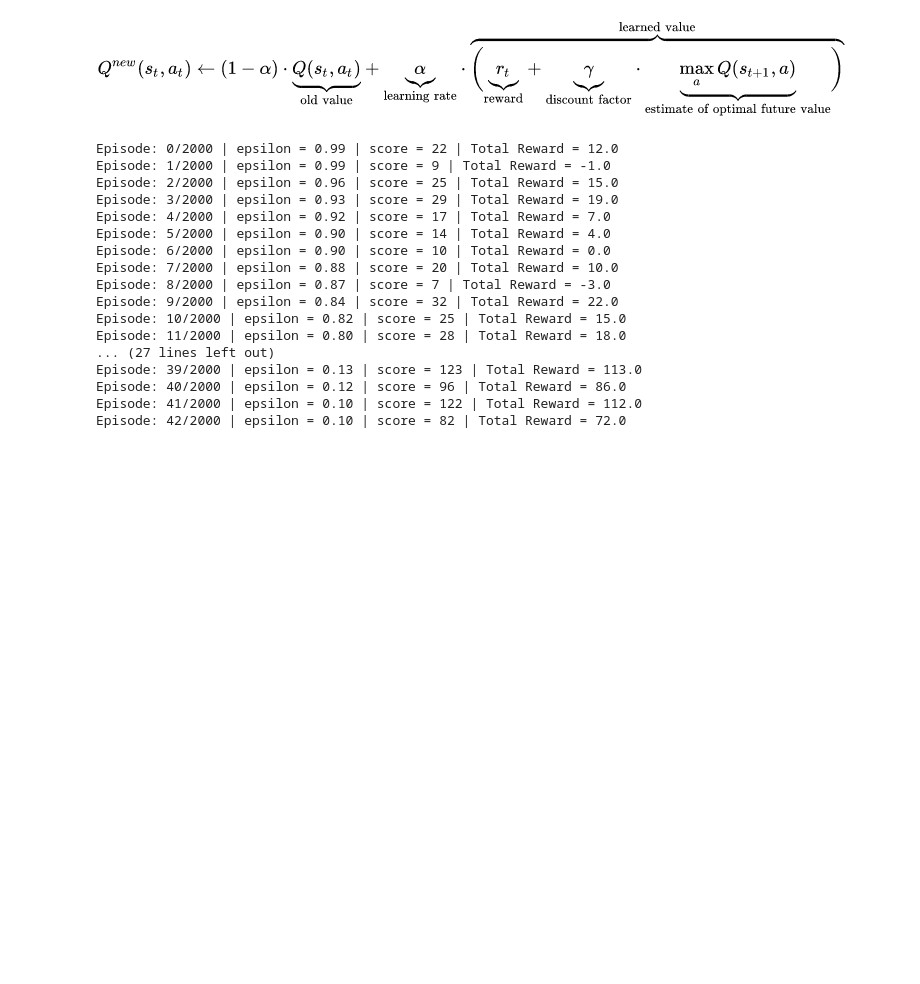
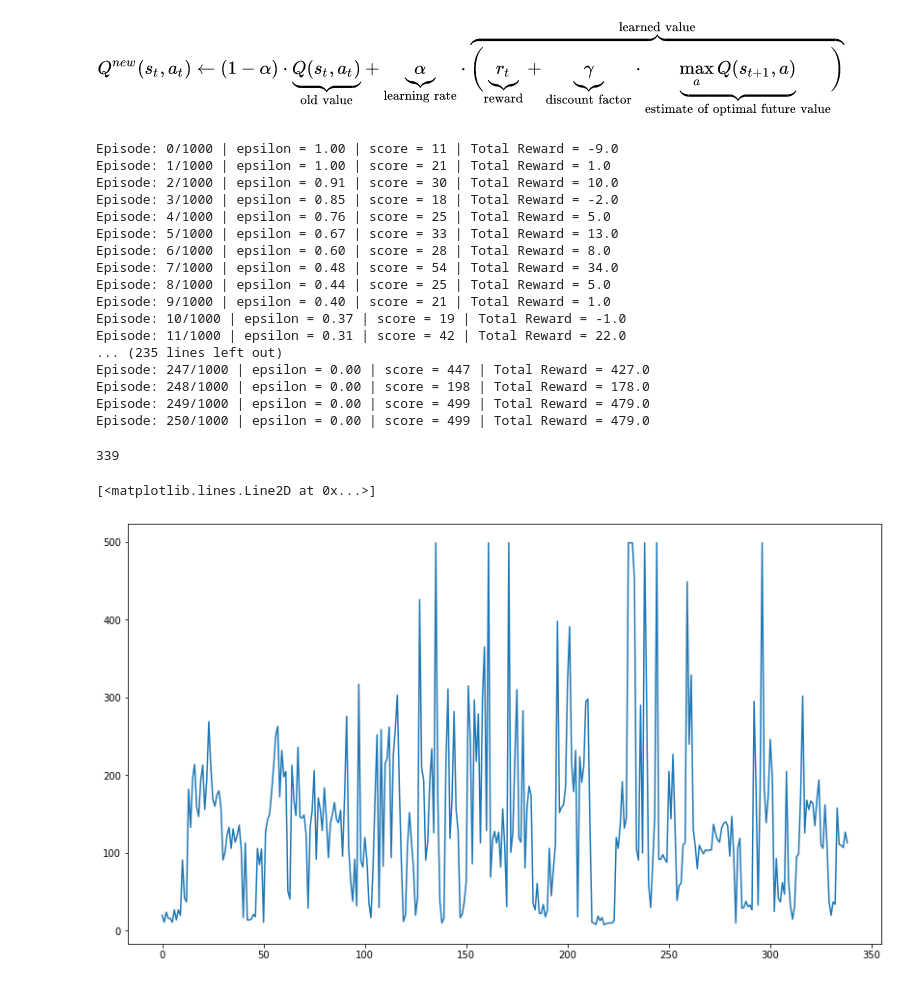
Before and after one commit to kingson29/Reinforcement-Learning, a Jupyter notebook: Project_Deep_Q_Network_Implementation.ipynb, the cells around one changed output. Saved outputs shown, nothing was run; the diff lists cells and outputs as text; code cells hidden in the pictures; blank space fills up the shorter version.

Commit message:
change model hyp params. and add a trained model

```diff
--- a/Project_Deep_Q_Network_Implementation.ipynb
+++ b/Project_Deep_Q_Network_Implementation.ipynb
@@ -41,11 +42,11 @@ class My_DQN_Agent():
         self.memory = deque(maxlen=2000)
 
         self.e = 1.000
-        self.e_decay = 0.999
+        self.e_decay = 0.996
         self.e_min = 0.001
 
-        self.learning_rate = 0.01
-        self.discount_rate = 0.90
+        self.learning_rate = 0.0005
+        self.discount_rate = 0.995
 
         self.model = self.build_model()
 
@@ -53,8 +54,8 @@ class My_DQN_Agent():
 
         model = Sequential()
 
-        model.add(Dense(16, input_dim=self.state_size, activation='relu'))
-        model.add(Dense(16, activation='relu'))
+        model.add(Dense(20, input_dim=self.state_size, activation='relu'))
+        model.add(Dense(20, activation='relu'))
         model.add(Dense(self.action_size, activation='linear'))
 
         model.compile(loss = "mse", optimizer = Adam(lr=self.learning_rate))
@@ -110,8 +111,12 @@ output_dir = "Project_Deep_Q_Network_model_output/cart-pole_v1"
 
 
 done = False
-n_episodes = 2000
-batch_size = 16
+n_episodes = 1000
+batch_size = 40
+
+score_list = []
+time_list = []
+
 for ep in range(n_episodes):
 
     state = env.reset()
@@ -123,7 +128,7 @@ for ep in range(n_episodes):
         action = agent.select_action(state)
         next_state, reward, done, _= env.step(action)
 
-        reward = reward if not done else -10
+        reward = reward if not done else -20
 
         next_state = next_state.reshape(1,state_size)
 
@@ -135,29 +140,43 @@ for ep in range(n_episodes):
         if done:
             # Since we want to see how long can the agent sustain in the game. Time Step is a good measurement.
             print("Episode: {}/{} | epsilon = {:0.2f} | score = {} | Total Reward = {}".format(ep, n_episodes, agent.e, time_steps, total_reward))
+            score_list.append(time_steps)
+            time_list.append(ep)
             break
 
         if len(agent.memory) > batch_size:
+            #if len(agent.memory) > 500:
+            #    agent.memory = agent.memory[-500:-1]
             agent.replay(batch_size)
 
 
         if ep % 50 == 0:
             agent.save(output_dir + "_weights_" + '{:04d}'.format(ep) + ".hdf5")
 # %% [output]
-Episode: 0/2000 | epsilon = 0.99 | score = 22 | Total Reward = 12.0
-Episode: 1/2000 | epsilon = 0.99 | score = 9 | Total Reward = -1.0
-Episode: 2/2000 | epsilon = 0.96 | score = 25 | Total Reward = 15.0
-Episode: 3/2000 | epsilon = 0.93 | score = 29 | Total Reward = 19.0
-Episode: 4/2000 | epsilon = 0.92 | score = 17 | Total Reward = 7.0
-Episode: 5/2000 | epsilon = 0.90 | score = 14 | Total Reward = 4.0
-Episode: 6/2000 | epsilon = 0.90 | score = 10 | Total Reward = 0.0
-Episode: 7/2000 | epsilon = 0.88 | score = 20 | Total Reward = 10.0
-Episode: 8/2000 | epsilon = 0.87 | score = 7 | Total Reward = -3.0
-Episode: 9/2000 | epsilon = 0.84 | score = 32 | Total Reward = 22.0
-Episode: 10/2000 | epsilon = 0.82 | score = 25 | Total Reward = 15.0
-Episode: 11/2000 | epsilon = 0.80 | score = 28 | Total Reward = 18.0
-... (27 lines left out)
-Episode: 39/2000 | epsilon = 0.13 | score = 123 | Total Reward = 113.0
-Episode: 40/2000 | epsilon = 0.12 | score = 96 | Total Reward = 86.0
-Episode: 41/2000 | epsilon = 0.10 | score = 122 | Total Reward = 112.0
-Episode: 42/2000 | epsilon = 0.10 | score = 82 | Total Reward = 72.0
+Episode: 0/1000 | epsilon = 1.00 | score = 11 | Total Reward = -9.0
+Episode: 1/1000 | epsilon = 1.00 | score = 21 | Total Reward = 1.0
+Episode: 2/1000 | epsilon = 0.91 | score = 30 | Total Reward = 10.0
+Episode: 3/1000 | epsilon = 0.85 | score = 18 | Total Reward = -2.0
+Episode: 4/1000 | epsilon = 0.76 | score = 25 | Total Reward = 5.0
+Episode: 5/1000 | epsilon = 0.67 | score = 33 | Total Reward = 13.0
+Episode: 6/1000 | epsilon = 0.60 | score = 28 | Total Reward = 8.0
+Episode: 7/1000 | epsilon = 0.48 | score = 54 | Total Reward = 34.0
+Episode: 8/1000 | epsilon = 0.44 | score = 25 | Total Reward = 5.0
+Episode: 9/1000 | epsilon = 0.40 | score = 21 | Total Reward = 1.0
+Episode: 10/1000 | epsilon = 0.37 | score = 19 | Total Reward = -1.0
+Episode: 11/1000 | epsilon = 0.31 | score = 42 | Total Reward = 22.0
+... (235 lines left out)
+Episode: 247/1000 | epsilon = 0.00 | score = 447 | Total Reward = 427.0
+Episode: 248/1000 | epsilon = 0.00 | score = 198 | Total Reward = 178.0
+Episode: 249/1000 | epsilon = 0.00 | score = 499 | Total Reward = 479.0
+Episode: 250/1000 | epsilon = 0.00 | score = 499 | Total Reward = 479.0
+# %%
+len(score_list)
+# %% [output]
+339
+# %%
+plt.figure(figsize=(14,8))
+plt.plot(score_list)
+# %% [output]
+[<matplotlib.lines.Line2D at 0x...>]
+[figure, added]
```
Also changed, not shown: parts of 2 cells of this notebook, 1 other file.
